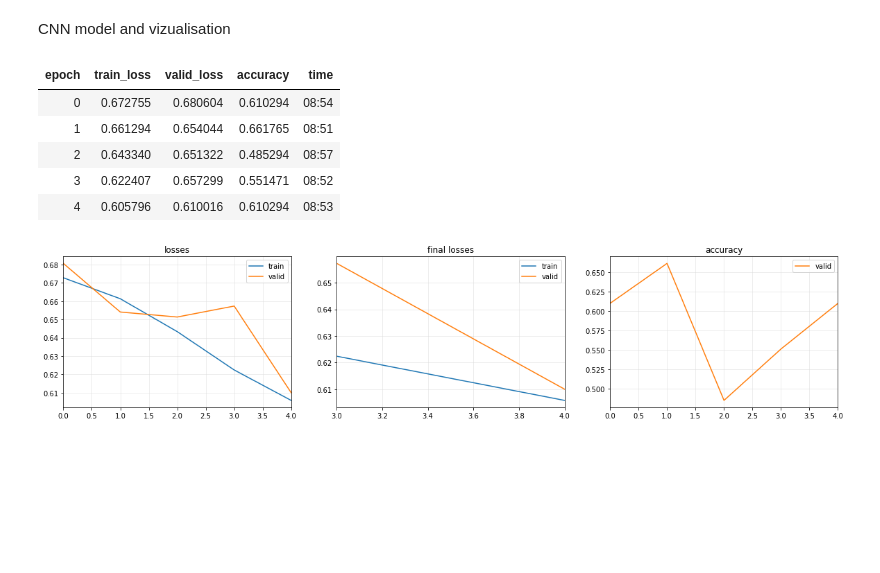
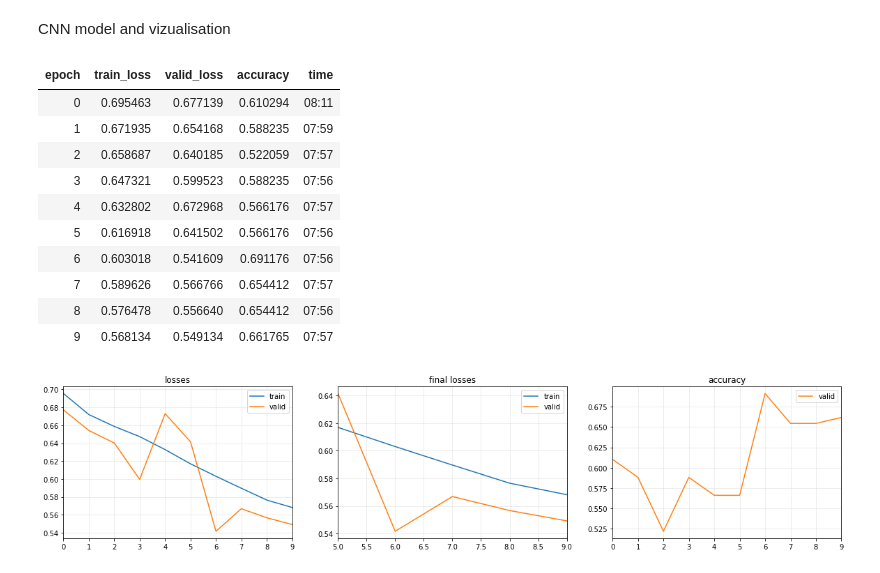
Before and after one commit to Gab2697/Human-Activity-Recognition, a Jupyter notebook: Tsai_test.ipynb, the cells around one changed output. Cells and saved outputs as stored; diff of their text form; code cells hidden in the pictures; blank space fills up the shorter version.

```diff
--- a/Tsai_test.ipynb
+++ b/Tsai_test.ipynb
@@ -250,3 +271,11 @@ df_asphalt=df_asphalt_all
+# %%
+f3 = open('/content/drive/MyDrive/Gab/Variables_saved/df_grass.pickle', 'rb')
+df_grass = pickle.load(f3)
+f3.close()
+
+f4 = open('/content/drive/MyDrive/Gab/Variables_saved/df_asphalt.pickle', 'rb')
+df_asphalt = pickle.load(f4)
+f4.close()
 # %% [markdown]
 Organize corectly into X,y
 # %%
@@ -328,19 +358,25 @@ dsets
 # %% [markdown]
 CNN model and vizualisation
 # %%
-dls   = TSDataLoaders.from_dsets(dsets.train, dsets.valid, bs=[64, 128], batch_tfms=[TSStandardize()], num_workers=0)
+dls   = TSDataLoaders.from_dsets(dsets.train, dsets.valid, bs=[64, 128], num_workers=0)
+# dls   = TSDataLoaders.from_dsets(dsets.train, dsets.valid, bs=[64, 128], batch_tfms=[TSStandardize()], num_workers=0)
 model = InceptionTime(dls.vars, dls.c)
 learn = Learner(dls, model, metrics=accuracy)
-learn.fit_one_cycle(5, lr_max=1e-3)##epoch=5 avec 5 participants (RAM crashed)---epoch=15 (28min)avec 1 participant-- 25 epoch avec 1 participant=54min
+learn.fit_one_cycle(10, lr_max=1e-3)##epoch=10 avec 5 participants (min), epoch=5 avec 5 participants (44min)---epoch=15 (28min)avec 1 participant-- 25 epoch avec 1 participant=54min
 learn.plot_metrics()
 # %% [output]
 | epoch | train_loss | valid_loss | accuracy | time |
-| 0 | 0.672755 | 0.680604 | 0.610294 | 08:54 |
-| 1 | 0.661294 | 0.654044 | 0.661765 | 08:51 |
-| 2 | 0.643340 | 0.651322 | 0.485294 | 08:57 |
-| 3 | 0.622407 | 0.657299 | 0.551471 | 08:52 |
-| 4 | 0.605796 | 0.610016 | 0.610294 | 08:53 |
+| 0 | 0.695463 | 0.677139 | 0.610294 | 08:11 |
+| 1 | 0.671935 | 0.654168 | 0.588235 | 07:59 |
+| 2 | 0.658687 | 0.640185 | 0.522059 | 07:57 |
+| 3 | 0.647321 | 0.599523 | 0.588235 | 07:56 |
+| 4 | 0.632802 | 0.672968 | 0.566176 | 07:57 |
+| 5 | 0.616918 | 0.641502 | 0.566176 | 07:56 |
+| 6 | 0.603018 | 0.541609 | 0.691176 | 07:56 |
+| 7 | 0.589626 | 0.566766 | 0.654412 | 07:57 |
+| 8 | 0.576478 | 0.556640 | 0.654412 | 07:56 |
+| 9 | 0.568134 | 0.549134 | 0.661765 | 07:57 |
-[figure, old version]
+[figure, new version]
 # %%
 learn.show_probas()
 # %% [output]
```
Also changed, not shown: parts of 10 cells of this notebook.
